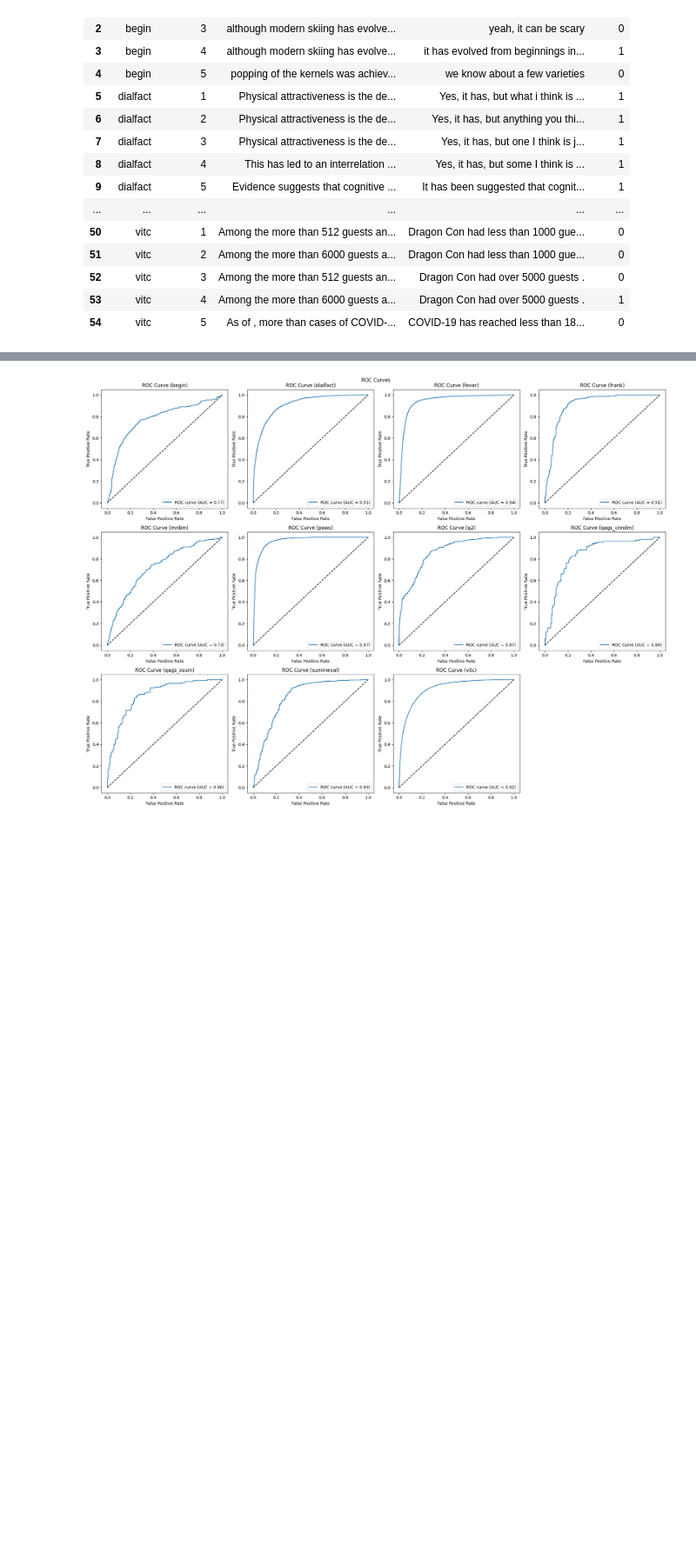
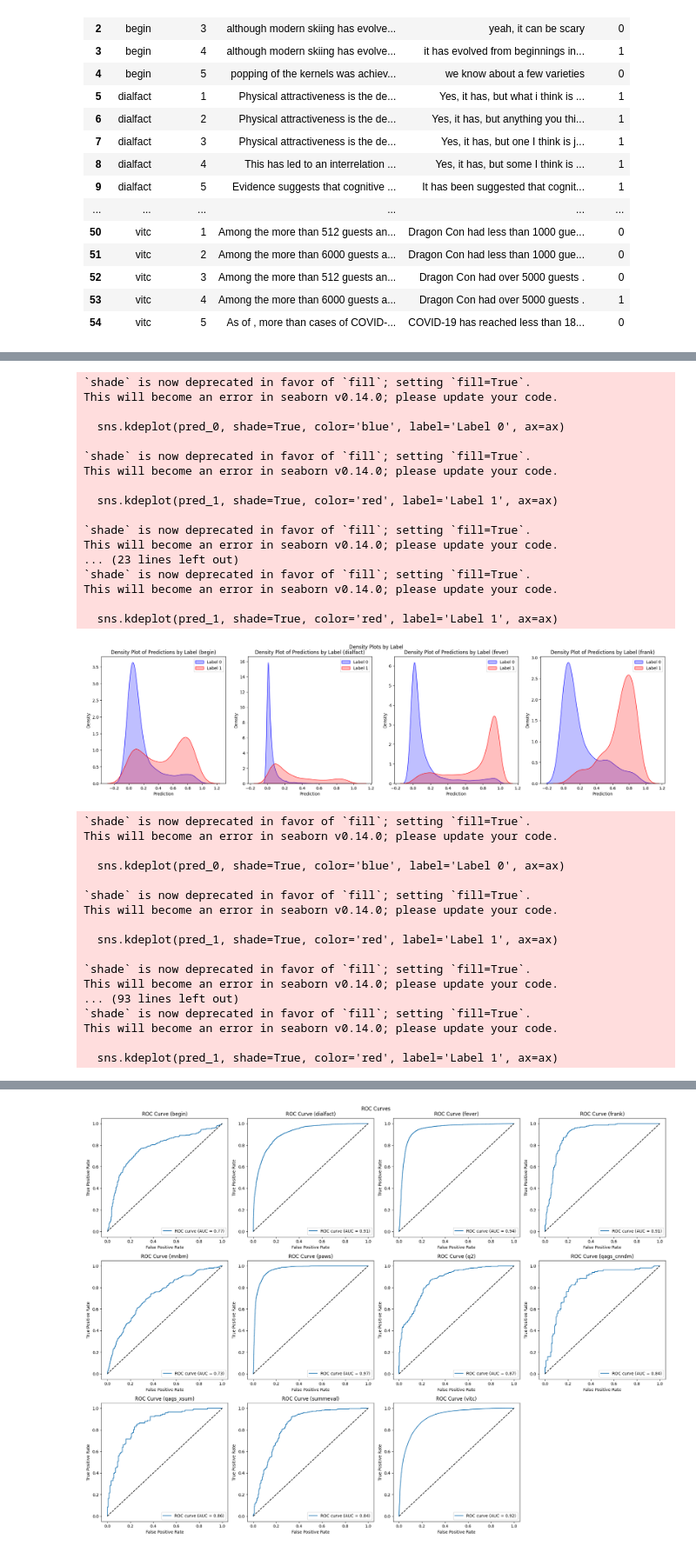
Before and after one commit to RyukiKuwahara/scale, a Jupyter notebook: notebook/look_true.ipynb, the cells around one changed output, grey strips where cells are left out. Shown at 87% size. Saved outputs shown, nothing was run; the diff lists cells and outputs as text; code cells hidden in the pictures; blank space fills up the shorter version.

```diff
--- a/notebook/look_true.ipynb
+++ b/notebook/look_true.ipynb
@@ -188,0 +170,41 @@ This will become an error in seaborn v0.14.0; please update your code.
+# %%
+
+# 使用例
+create_density_plots_from_file("/workspaces/scale-score/experiments/true/results/scale_xl_true_retrieval_results.json")
+create_density_plots_from_file("/workspaces/scale-score/experiments/true/results/scale_xl_true_results.json")
+# %% [output]
+`shade` is now deprecated in favor of `fill`; setting `fill=True`.
+This will become an error in seaborn v0.14.0; please update your code.
+
+  sns.kdeplot(pred_0, shade=True, color='blue', label='Label 0', ax=ax)
+
+`shade` is now deprecated in favor of `fill`; setting `fill=True`.
+This will become an error in seaborn v0.14.0; please update your code.
+
+  sns.kdeplot(pred_1, shade=True, color='red', label='Label 1', ax=ax)
+
+`shade` is now deprecated in favor of `fill`; setting `fill=True`.
+This will become an error in seaborn v0.14.0; please update your code.
+... (23 lines left out)
+`shade` is now deprecated in favor of `fill`; setting `fill=True`.
+This will become an error in seaborn v0.14.0; please update your code.
+
+  sns.kdeplot(pred_1, shade=True, color='red', label='Label 1', ax=ax)
+[figure, added]
+`shade` is now deprecated in favor of `fill`; setting `fill=True`.
+This will become an error in seaborn v0.14.0; please update your code.
+
+  sns.kdeplot(pred_0, shade=True, color='blue', label='Label 0', ax=ax)
+
+`shade` is now deprecated in favor of `fill`; setting `fill=True`.
+This will become an error in seaborn v0.14.0; please update your code.
+
+  sns.kdeplot(pred_1, shade=True, color='red', label='Label 1', ax=ax)
+
+`shade` is now deprecated in favor of `fill`; setting `fill=True`.
+This will become an error in seaborn v0.14.0; please update your code.
+... (93 lines left out)
+`shade` is now deprecated in favor of `fill`; setting `fill=True`.
+This will become an error in seaborn v0.14.0; please update your code.
+
+  sns.kdeplot(pred_1, shade=True, color='red', label='Label 1', ax=ax)
```
Also changed, not shown: parts of 4 cells of this notebook, 5 other files.
